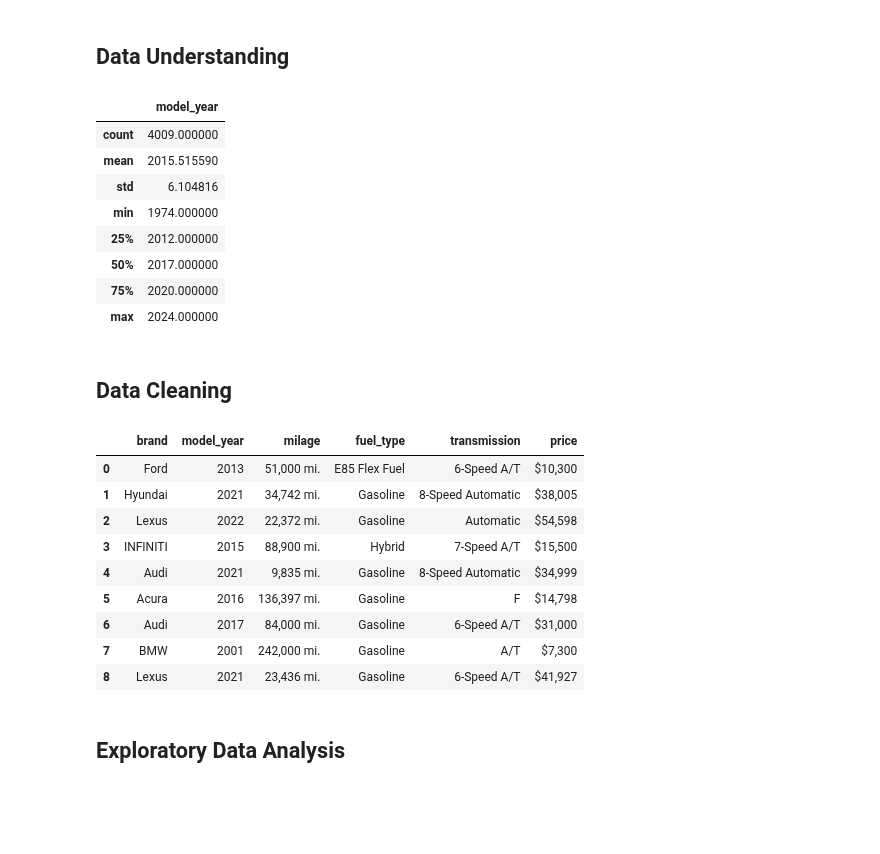
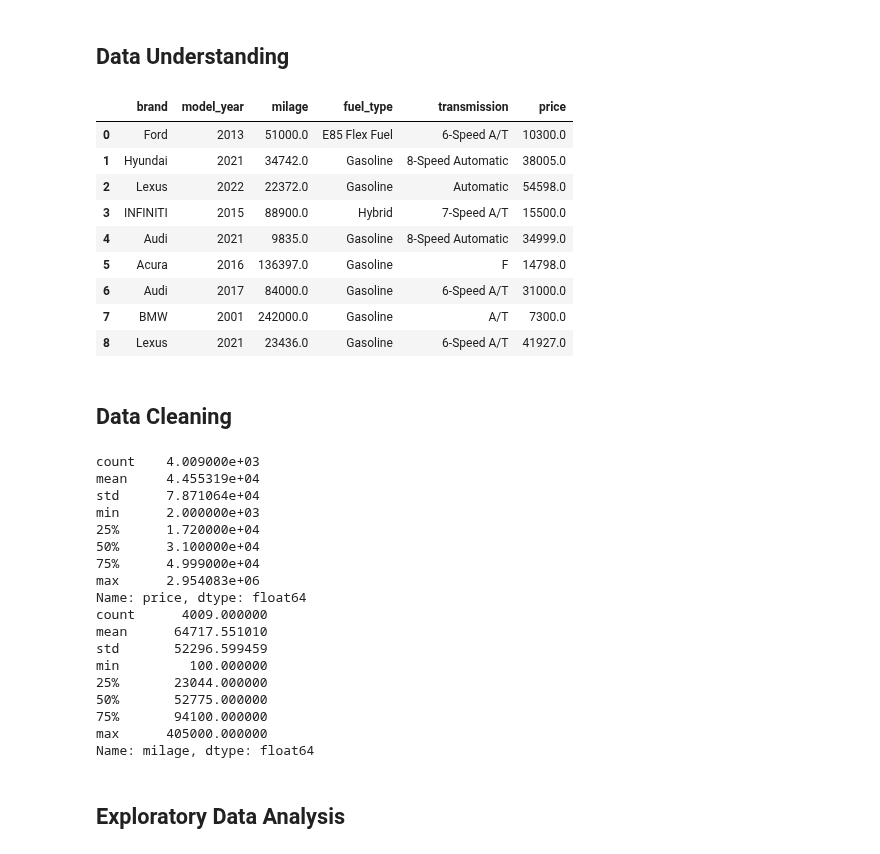
Before and after one commit to Mobin-Madadi/car-price-prediction-ml, a Jupyter notebook: notebooks/car_price_prediction.ipynb, the cells around one changed output. Saved outputs shown, nothing was run; the diff lists cells and outputs as text; code cells hidden in the pictures; blank space fills up the shorter version.

```diff
--- a/notebooks/car_price_prediction.ipynb
+++ b/notebooks/car_price_prediction.ipynb
@@ -21,35 +21,51 @@ df.head()
 # %% [markdown]
 ## Data Understanding
 # %%
-df.head()
-df.describe()
+cdf = df[['brand' , 'model_year' , 'milage' , 'fuel_type' , 'transmission' , 'price']]
+
+cdf.head(9)
 # %% [output]
-|  | model_year |
-| count | 4009.000000 |
-| mean | 2015.515590 |
-| std | 6.104816 |
-| min | 1974.000000 |
-| 25% | 2012.000000 |
-| 50% | 2017.000000 |
-| 75% | 2020.000000 |
-| max | 2024.000000 |
+|  | brand | model_year | milage | fuel_type | transmission | price |
+| 0 | Ford | 2013 | 51000.0 | E85 Flex Fuel | 6-Speed A/T | 10300.0 |
+| 1 | Hyundai | 2021 | 34742.0 | Gasoline | 8-Speed Automatic | 38005.0 |
+| 2 | Lexus | 2022 | 22372.0 | Gasoline | Automatic | 54598.0 |
+| 3 | INFINITI | 2015 | 88900.0 | Hybrid | 7-Speed A/T | 15500.0 |
+| 4 | Audi | 2021 | 9835.0 | Gasoline | 8-Speed Automatic | 34999.0 |
+| 5 | Acura | 2016 | 136397.0 | Gasoline | F | 14798.0 |
+| 6 | Audi | 2017 | 84000.0 | Gasoline | 6-Speed A/T | 31000.0 |
+| 7 | BMW | 2001 | 242000.0 | Gasoline | A/T | 7300.0 |
+| 8 | Lexus | 2021 | 23436.0 | Gasoline | 6-Speed A/T | 41927.0 |
 # %% [markdown]
 ## Data Cleaning
 # %%
-cdf = df[['brand' , 'model_year' , 'milage' , 'fuel_type' , 'transmission' , 'price']]
+# df['milage'] = df['milage'].str.replace(',' , '').str.replace('mi.' , '').astype(float)
 
-cdf.head(9)
+# df['price'] = df['price'].str.replace('$' , '').str.replace(',' , '').astype(float)
+
+des_price = cdf['price'].describe()
+des_milage = cdf['milage'].describe()
+print(des_price)
+print(des_milage)
+cdf_plot = cdf[cdf['price'] < 200000]
 # %% [output]
-|  | brand | model_year | milage | fuel_type | transmission | price |
-| 0 | Ford | 2013 | 51,000 mi. | E85 Flex Fuel | 6-Speed A/T | $10,300 |
-| 1 | Hyundai | 2021 | 34,742 mi. | Gasoline | 8-Speed Automatic | $38,005 |
-| 2 | Lexus | 2022 | 22,372 mi. | Gasoline | Automatic | $54,598 |
-| 3 | INFINITI | 2015 | 88,900 mi. | Hybrid | 7-Speed A/T | $15,500 |
-| 4 | Audi | 2021 | 9,835 mi. | Gasoline | 8-Speed Automatic | $34,999 |
-| 5 | Acura | 2016 | 136,397 mi. | Gasoline | F | $14,798 |
-| 6 | Audi | 2017 | 84,000 mi. | Gasoline | 6-Speed A/T | $31,000 |
-| 7 | BMW | 2001 | 242,000 mi. | Gasoline | A/T | $7,300 |
-| 8 | Lexus | 2021 | 23,436 mi. | Gasoline | 6-Speed A/T | $41,927 |
+count    4.009000e+03
+mean     4.455319e+04
+std      7.871064e+04
+min      2.000000e+03
+25%      1.720000e+04
+50%      3.100000e+04
+75%      4.999000e+04
+max      2.954083e+06
+Name: price, dtype: float64
+count      4009.000000
+mean      64717.551010
+std       52296.599459
+min         100.000000
+25%       23044.000000
+50%       52775.000000
+75%       94100.000000
+max      405000.000000
+Name: milage, dtype: float64
 # %% [markdown]
 ## Exploratory Data Analysis
 # %%
```
Also changed, not shown: parts of 3 cells of this notebook.
